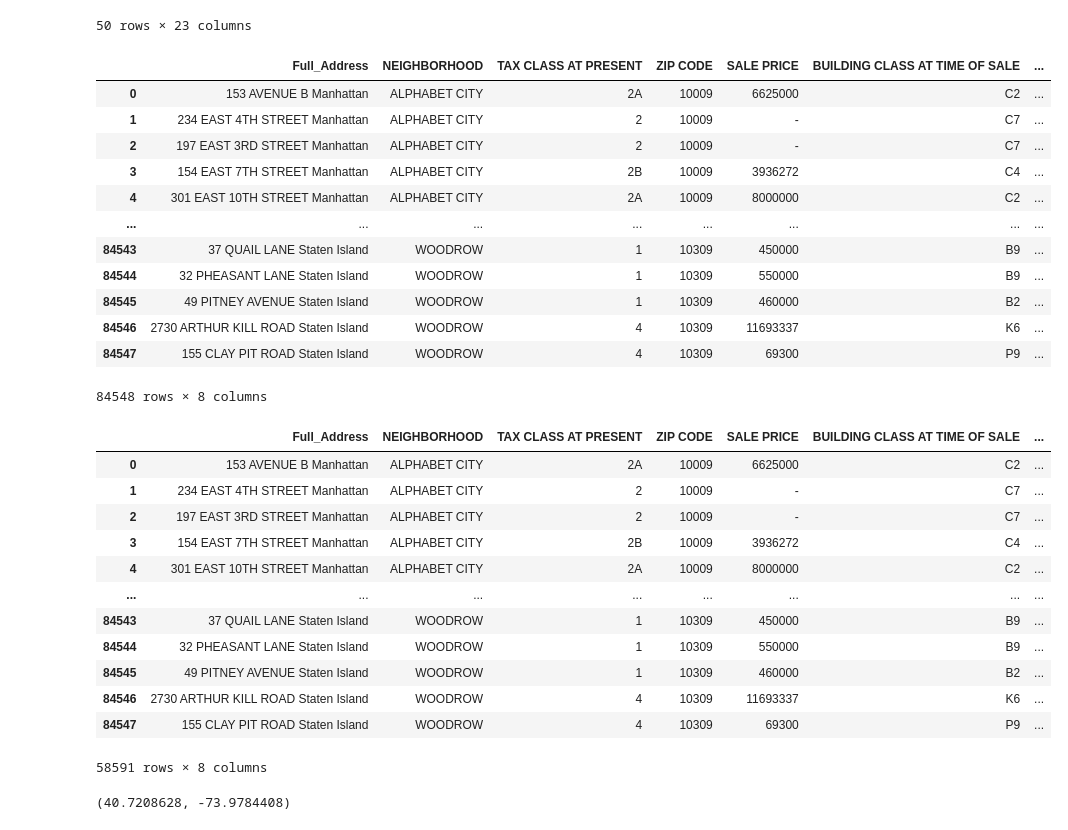
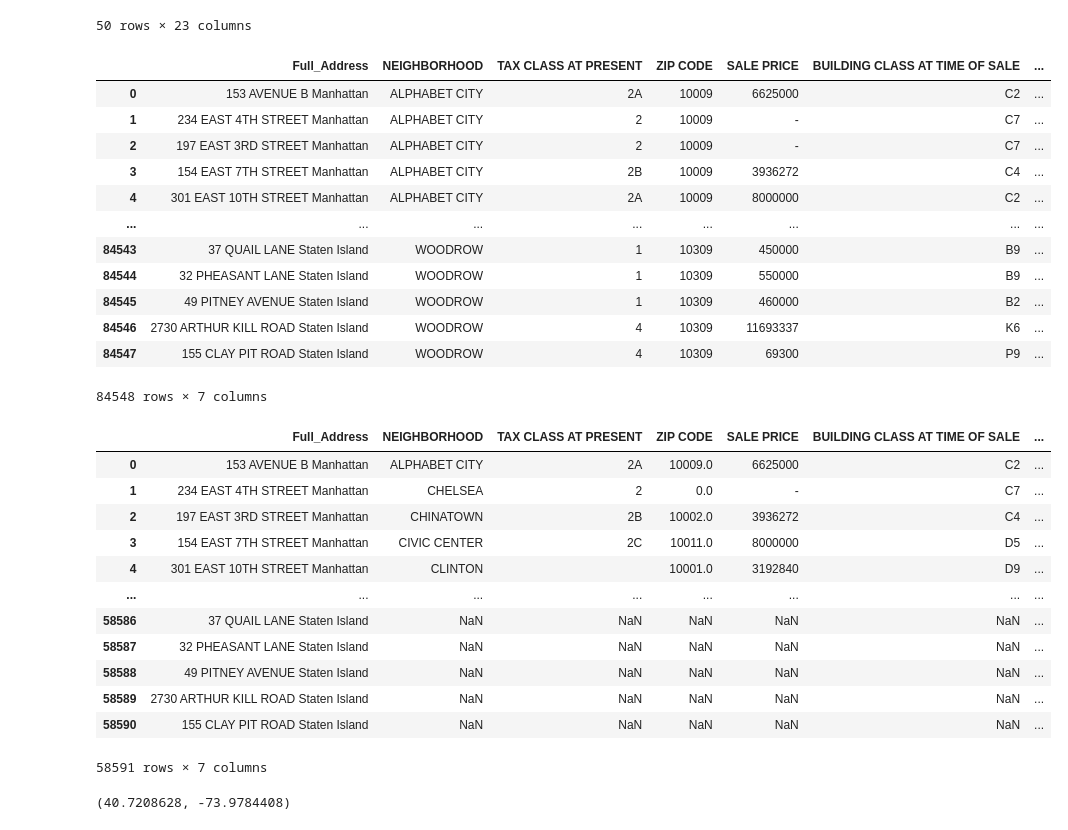
Before and after one commit to shadeetabasi/nyc-realestate-and-trees-project, a Jupyter notebook: Keiko /Real_Estate_cleaning.ipynb, the cells around one changed output. Drawn from its saved outputs; the diff is of its cells as text; code cells hidden in the pictures.

```diff
--- a/Keiko /Real_Estate_cleaning.ipynb
+++ b/Keiko /Real_Estate_cleaning.ipynb
@@ -142,12 +142,10 @@ real_estate_df.head(50)
 # %%
 #picking columns and assigning to new dataframe
 real_estate_cols = ['Full_Address','NEIGHBORHOOD', 'TAX CLASS AT PRESENT',
-                   'ZIP CODE', 'SALE PRICE', 'BUILDING CLASS AT TIME OF SALE', 'borough_name', 'Full_Address']
+                   'ZIP CODE', 'SALE PRICE', 'BUILDING CLASS AT TIME OF SALE', 'borough_name']
 
 real_estate_clean_df = real_estate_df[real_estate_cols]
 
-real_estate_clean_df.reset_index(drop=True)
-
 real_estate_clean_df
 # %% [output]
 |  | Full_Address | NEIGHBORHOOD | TAX CLASS AT PRESENT | ZIP CODE | SALE PRICE | BUILDING CLASS AT TIME OF SALE | ... |
@@ -162,28 +160,32 @@ real_estate_clean_df
 | 84545 | 49 PITNEY AVENUE Staten Island | WOODROW | 1 | 10309 | 460000 | B2 | ... |
 | 84546 | 2730 ARTHUR KILL ROAD Staten Island | WOODROW | 4 | 10309 | 11693337 | K6 | ... |
 | 84547 | 155 CLAY PIT ROAD Staten Island | WOODROW | 4 | 10309 | 69300 | P9 | ... |
-84548 rows × 8 columns
+84548 rows × 7 columns
 # %%
-#dropping duplicates
-real_estate_dup_drops = real_estate_clean_df.drop_duplicates(subset=['Full_Address'])
+# #dropping duplicates
+# real_estate_dup_drops = real_estate_clean_df.drop_duplicates(subset=['Full_Address'])
 
-real_estate_dup_drops.reset_index(drop = True)
+# # pd.Series(real_estate_dup_drops)
 
-real_estate_dup_drops
+# real_estate_dup_drops.reset_index()
+
+# real_estate_dup_drops
-# %% [output]
-|  | Full_Address | NEIGHBORHOOD | TAX CLASS AT PRESENT | ZIP CODE | SALE PRICE | BUILDING CLASS AT TIME OF SALE | ... |
-| 0 | 153 AVENUE B Manhattan | ALPHABET CITY | 2A | 10009 | 6625000 | C2 | ... |
-| 1 | 234 EAST 4TH STREET Manhattan | ALPHABET CITY | 2 | 10009 | - | C7 | ... |
-| 2 | 197 EAST 3RD STREET Manhattan | ALPHABET CITY | 2 | 10009 | - | C7 | ... |
-| 3 | 154 EAST 7TH STREET Manhattan | ALPHABET CITY | 2B | 10009 | 3936272 | C4 | ... |
-| 4 | 301 EAST 10TH STREET Manhattan | ALPHABET CITY | 2A | 10009 | 8000000 | C2 | ... |
-| ... | ... | ... | ... | ... | ... | ... | ... |
-| 84543 | 37 QUAIL LANE Staten Island | WOODROW | 1 | 10309 | 450000 | B9 | ... |
-| 84544 | 32 PHEASANT LANE Staten Island | WOODROW | 1 | 10309 | 550000 | B9 | ... |
-| 84545 | 49 PITNEY AVENUE Staten Island | WOODROW | 1 | 10309 | 460000 | B2 | ... |
-| 84546 | 2730 ARTHUR KILL ROAD Staten Island | WOODROW | 4 | 10309 | 11693337 | K6 | ... |
-| 84547 | 155 CLAY PIT ROAD Staten Island | WOODROW | 4 | 10309 | 69300 | P9 | ... |
-58591 rows × 8 columns
+# %%
+real_estate_clean_df.apply(lambda col: col.drop_duplicates().reset_index(drop=True))
+# %% [output]
+|  | Full_Address | NEIGHBORHOOD | TAX CLASS AT PRESENT | ZIP CODE | SALE PRICE | BUILDING CLASS AT TIME OF SALE | ... |
+| 0 | 153 AVENUE B Manhattan | ALPHABET CITY | 2A | 10009.0 | 6625000 | C2 | ... |
+| 1 | 234 EAST 4TH STREET Manhattan | CHELSEA | 2 | 0.0 | - | C7 | ... |
+| 2 | 197 EAST 3RD STREET Manhattan | CHINATOWN | 2B | 10002.0 | 3936272 | C4 | ... |
+| 3 | 154 EAST 7TH STREET Manhattan | CIVIC CENTER | 2C | 10011.0 | 8000000 | D5 | ... |
+| 4 | 301 EAST 10TH STREET Manhattan | CLINTON |  | 10001.0 | 3192840 | D9 | ... |
+| ... | ... | ... | ... | ... | ... | ... | ... |
+| 58586 | 37 QUAIL LANE Staten Island | NaN | NaN | NaN | NaN | NaN | ... |
+| 58587 | 32 PHEASANT LANE Staten Island | NaN | NaN | NaN | NaN | NaN | ... |
+| 58588 | 49 PITNEY AVENUE Staten Island | NaN | NaN | NaN | NaN | NaN | ... |
+| 58589 | 2730 ARTHUR KILL ROAD Staten Island | NaN | NaN | NaN | NaN | NaN | ... |
+| 58590 | 155 CLAY PIT ROAD Staten Island | NaN | NaN | NaN | NaN | NaN | ... |
+58591 rows × 7 columns
 # %%
 #create lat and long columns
 
```
Also changed, not shown: parts of 6 cells of this notebook, 1 other file.
